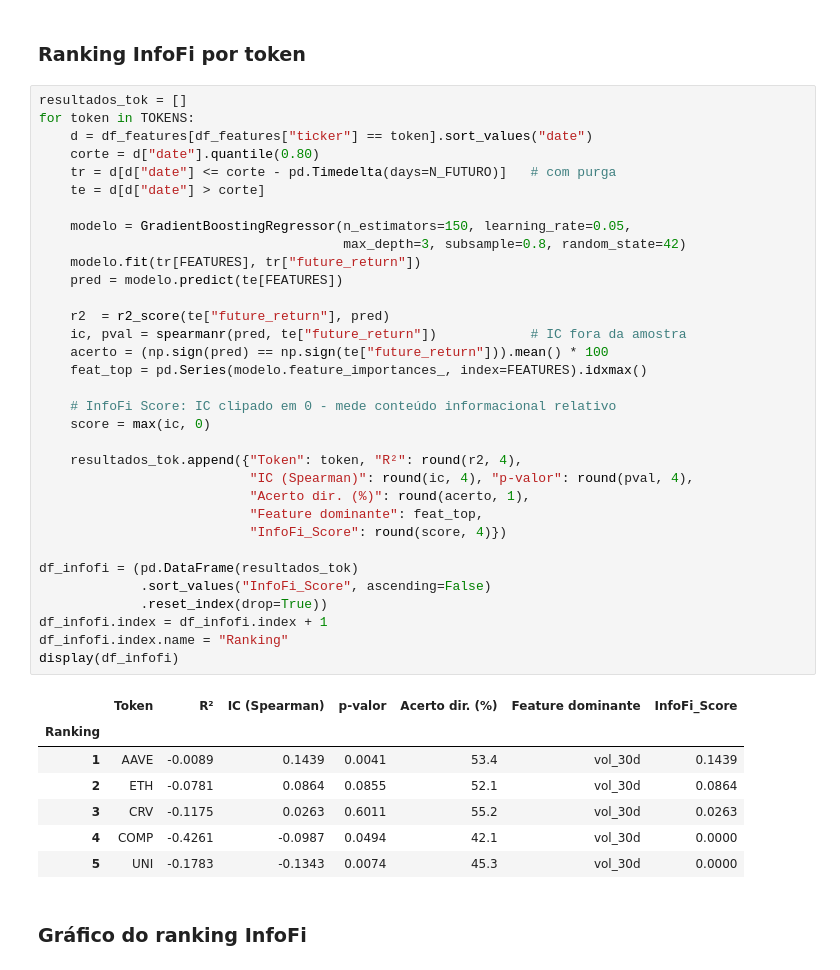
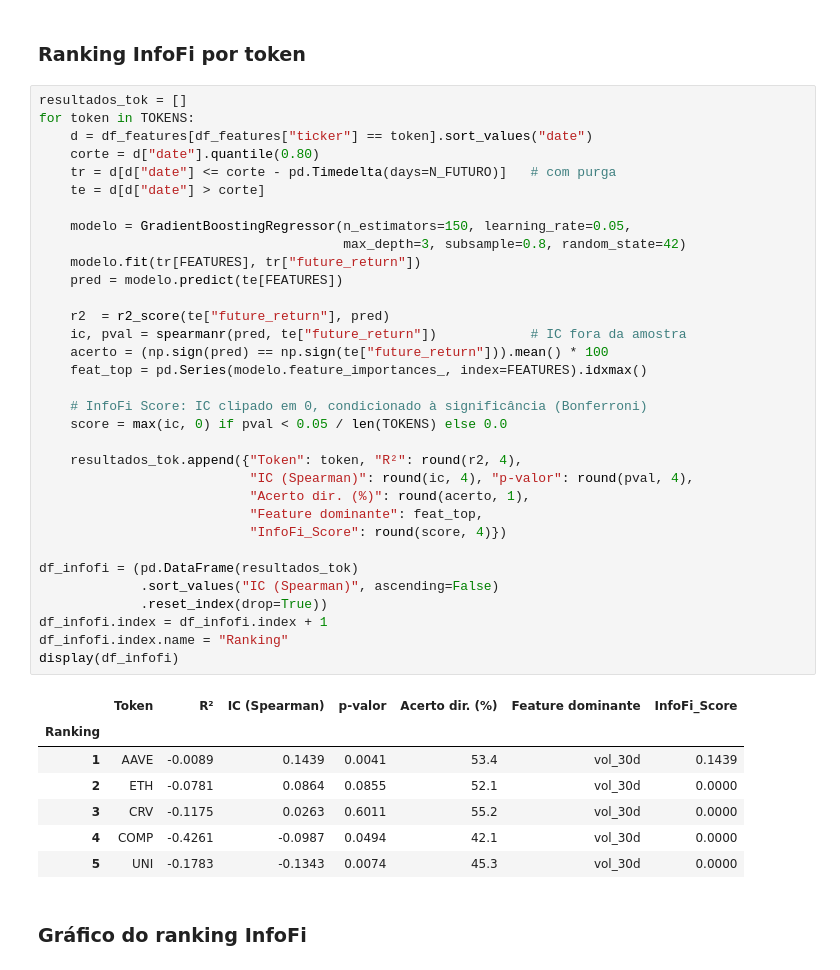
Before and after one commit to adyonchain/tcc-infofi-precificacao, a Jupyter notebook: TCC_InfoFi.ipynb, the cells around one changed output. Drawn from its saved outputs; the diff is of its cells as text.

Commit message:
Correção do infofi score

```diff
--- a/TCC_InfoFi.ipynb
+++ b/TCC_InfoFi.ipynb
@@ -992,38 +992,38 @@ for token in TOKENS:
     corte = d["date"].quantile(0.80)
     tr = d[d["date"] <= corte - pd.Timedelta(days=N_FUTURO)]   # com purga
     te = d[d["date"] > corte]
 
     modelo = GradientBoostingRegressor(n_estimators=150, learning_rate=0.05,
                                        max_depth=3, subsample=0.8, random_state=42)
     modelo.fit(tr[FEATURES], tr["future_return"])
     pred = modelo.predict(te[FEATURES])
 
     r2  = r2_score(te["future_return"], pred)
     ic, pval = spearmanr(pred, te["future_return"])            # IC fora da amostra
     acerto = (np.sign(pred) == np.sign(te["future_return"])).mean() * 100
     feat_top = pd.Series(modelo.feature_importances_, index=FEATURES).idxmax()
 
-    # InfoFi Score: IC clipado em 0 - mede conteúdo informacional relativo
-    score = max(ic, 0)
+    # InfoFi Score: IC clipado em 0, condicionado à significância (Bonferroni)
+    score = max(ic, 0) if pval < 0.05 / len(TOKENS) else 0.0
 
     resultados_tok.append({"Token": token, "R²": round(r2, 4),
                            "IC (Spearman)": round(ic, 4), "p-valor": round(pval, 4),
                            "Acerto dir. (%)": round(acerto, 1),
                            "Feature dominante": feat_top,
                            "InfoFi_Score": round(score, 4)})
 
 df_infofi = (pd.DataFrame(resultados_tok)
-             .sort_values("InfoFi_Score", ascending=False)
+             .sort_values("IC (Spearman)", ascending=False)
              .reset_index(drop=True))
 df_infofi.index = df_infofi.index + 1
 df_infofi.index.name = "Ranking"
 display(df_infofi)
 # %% [output]
 |  | Token | R² | IC (Spearman) | p-valor | Acerto dir. (%) | Feature dominante | InfoFi_Score |
 | Ranking |  |  |  |  |  |  |  |
 | 1 | AAVE | -0.0089 | 0.1439 | 0.0041 | 53.4 | vol_30d | 0.1439 |
-| 2 | ETH | -0.0781 | 0.0864 | 0.0855 | 52.1 | vol_30d | 0.0864 |
-| 3 | CRV | -0.1175 | 0.0263 | 0.6011 | 55.2 | vol_30d | 0.0263 |
+| 2 | ETH | -0.0781 | 0.0864 | 0.0855 | 52.1 | vol_30d | 0.0000 |
+| 3 | CRV | -0.1175 | 0.0263 | 0.6011 | 55.2 | vol_30d | 0.0000 |
 | 4 | COMP | -0.4261 | -0.0987 | 0.0494 | 42.1 | vol_30d | 0.0000 |
 | 5 | UNI | -0.1783 | -0.1343 | 0.0074 | 45.3 | vol_30d | 0.0000 |
 # %% [markdown]
```
Also changed, not shown: parts of 2 cells of this notebook.
